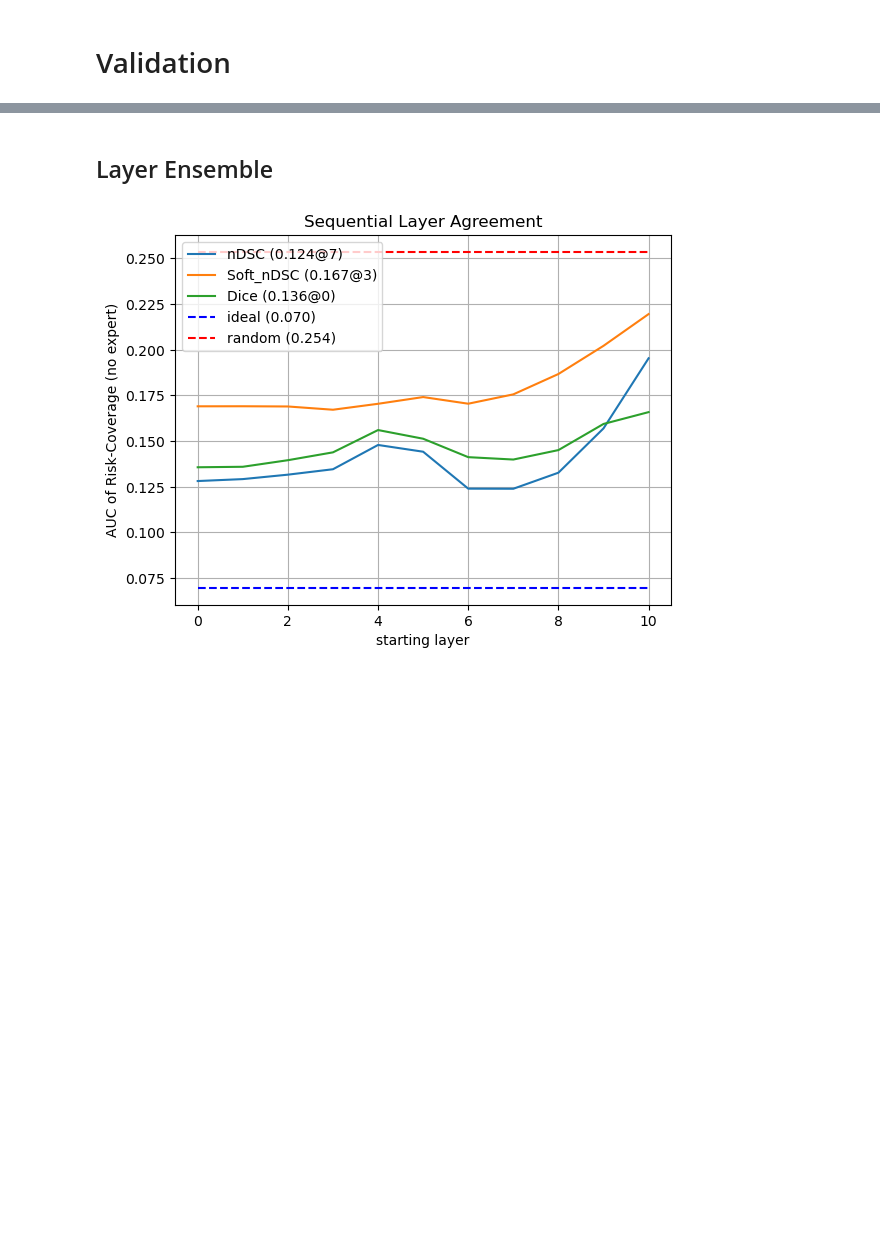
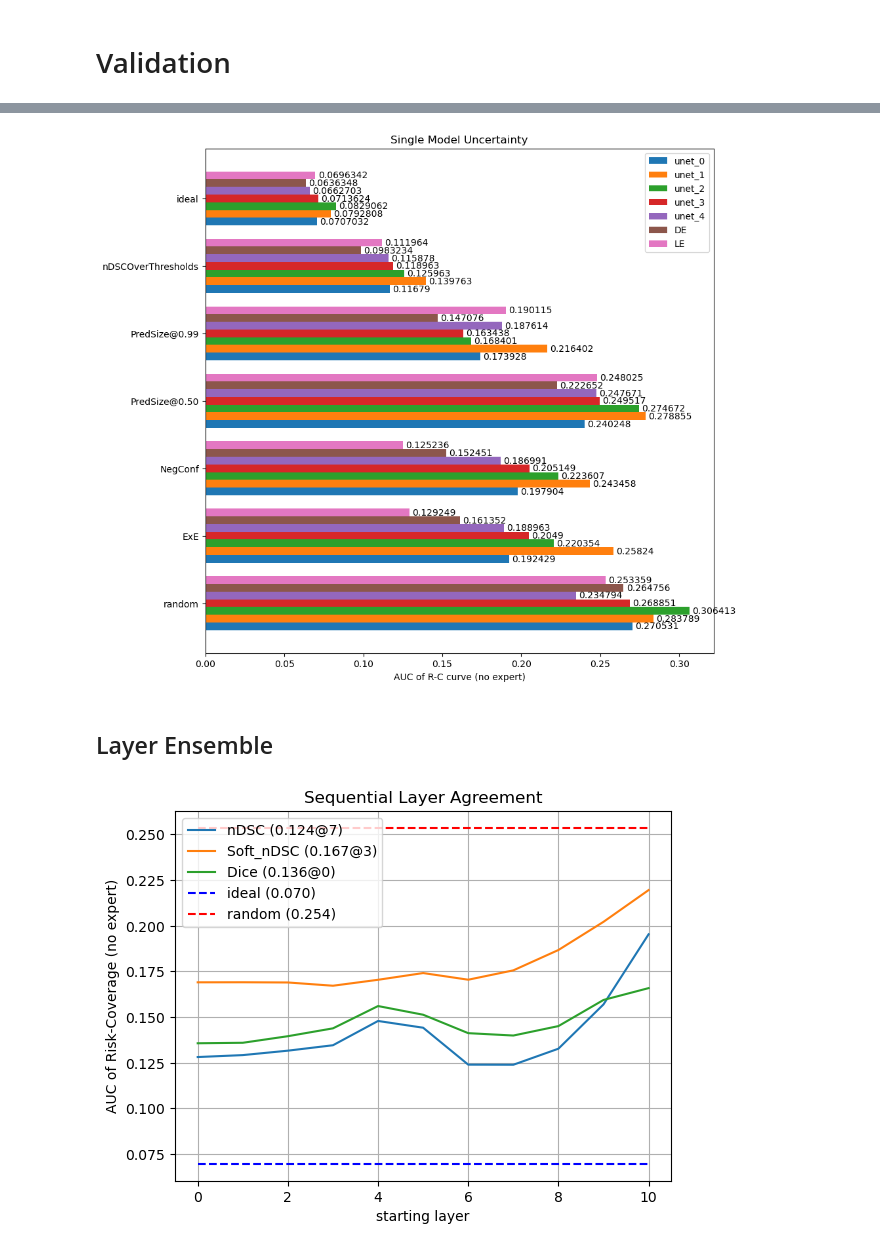
Before and after one commit to Brunolcb/masters_thesis, a Jupyter notebook: uncertainty.ipynb, the cells around one changed output, grey strips where cells are left out. Saved outputs shown, nothing was run; the diff lists cells and outputs as text; code cells hidden in the pictures; blank space fills up the shorter version.

```diff
--- a/uncertainty.ipynb
+++ b/uncertainty.ipynb
@@ -21,3 +74,69 @@ from src.uncertainty import (entropy_of_expected_uncertainty, expected_entropy_u
+# %%
+uncertainty_metrics = {'ExE': ExpectedEntropy(),
+                       'NegConf': NegativeConfidence(),
+                       'PredSize@0.50': PredSize(),
+                    #    'PredSizeChange': PredSizeChange(),
+                       'PredSize@0.99': PredSizeAtThreshold(.99),
+                       'nDSCOverThresholds': nDSCIntegralOverThreshold(),
+                       }
+
+aucs = dict()
+for model in all_sm_preds.keys():
+    preds = all_sm_preds[model]
+    scores = all_sm_scores[model]
+    aucs[model] = dict()
+
+    uncertainties = dict()
+    for metric_name, metric_fun in uncertainty_metrics.items():
+        metric_fun_ = np.vectorize(metric_fun, signature='(m,n,o)->()')
+        uncertainties = metric_fun_(preds)
+        coverages, risks, _ = rc_curve(-uncertainties, scores, expert=False)
+        aucs[model][metric_name] = auc(coverages, risks)
+
+    #ideal RC curve
+    coverages, risks, _ = rc_curve(scores, scores, expert=False)
+    aucs[model]['ideal'] = auc(coverages, risks)
+
+    # random uncertainty estimation
+    random_risks = np.zeros(scores.shape)
+    n_random = 10
+    for _ in range(n_random):
+        coverages, risks, _ = rc_curve(np.random.rand(*scores.shape),
+                                       scores, expert=False)
+        random_risks += risks / n_random
+    aucs[model]['random'] = auc(coverages, random_risks)
+
+models = list(aucs.keys())
+metrics = ['random',] + list(uncertainty_metrics.keys()) + ['ideal',]
+
+x = np.arange(len(metrics))  # the label locations
+width = .8 / len(models)  # the width of the bars
+
+# fig, ax = plt.subplots(layout='constrained')
+fig, ax = plt.subplots()
+fig.set_size_inches(10,10)
+
+multiplier = 0
+for model in models:
+    heights = [aucs[model][metric] for metric in metrics]
+
+    offset = width * multiplier
+    rects = ax.barh(x + offset, heights, width, label=model)
+    # ax.bar_label(rects)
+    ax.bar_label(rects, padding=3)
+    multiplier += 1
+
+# Add some text for labels, title and custom x-axis tick labels, etc.
+ax.set_xlabel('AUC of R-C curve (no expert)')
+ax.set_title('Single Model Uncertainty')
+ax.set_yticks(x + width * (len(models) - 1) / 2, metrics)
+# ax.legend(loc='upper right', ncols=3)
+ax.legend()
+# ax.set_ylim(0, 250)
+
+plt.show()
+# %% [output]
+[figure, added]
 # %% [markdown]
 ## Layer Ensemble
 # %%
```
Also changed, not shown: parts of 6 cells of this notebook, 2 other files.
